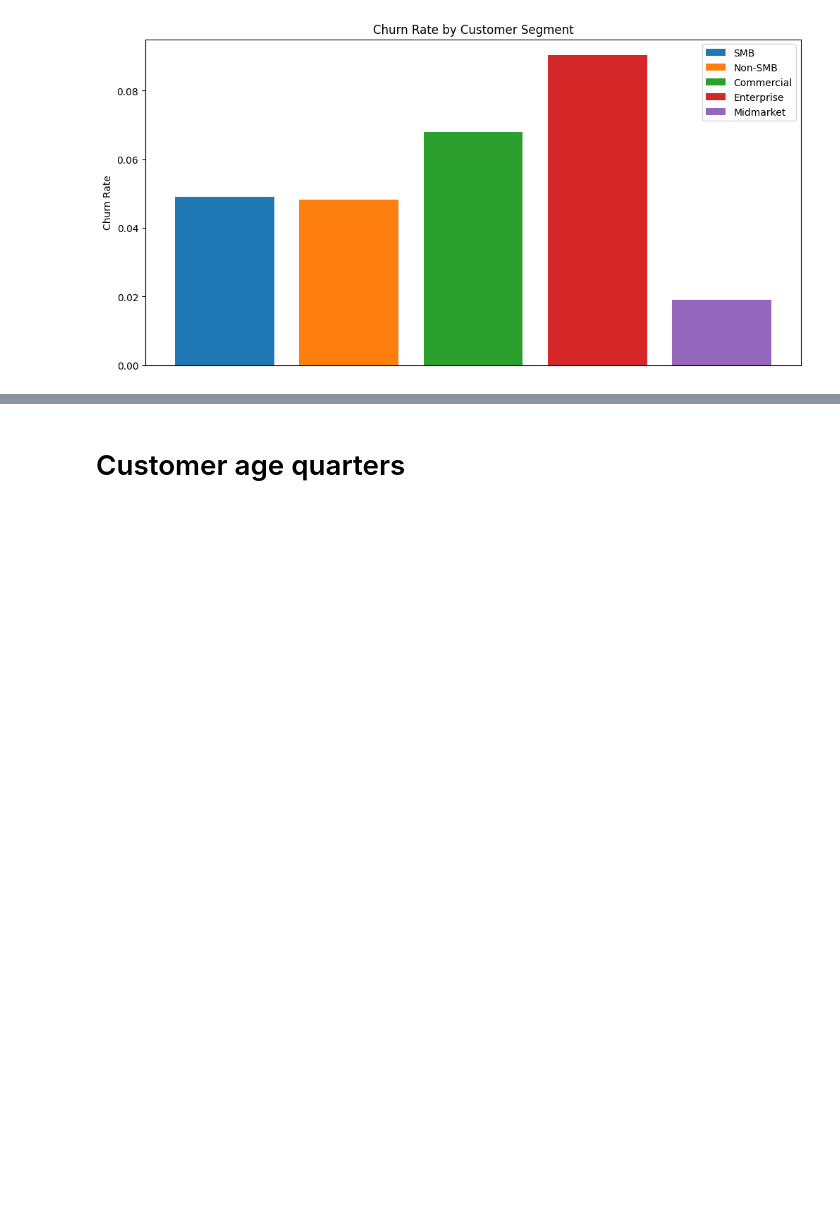
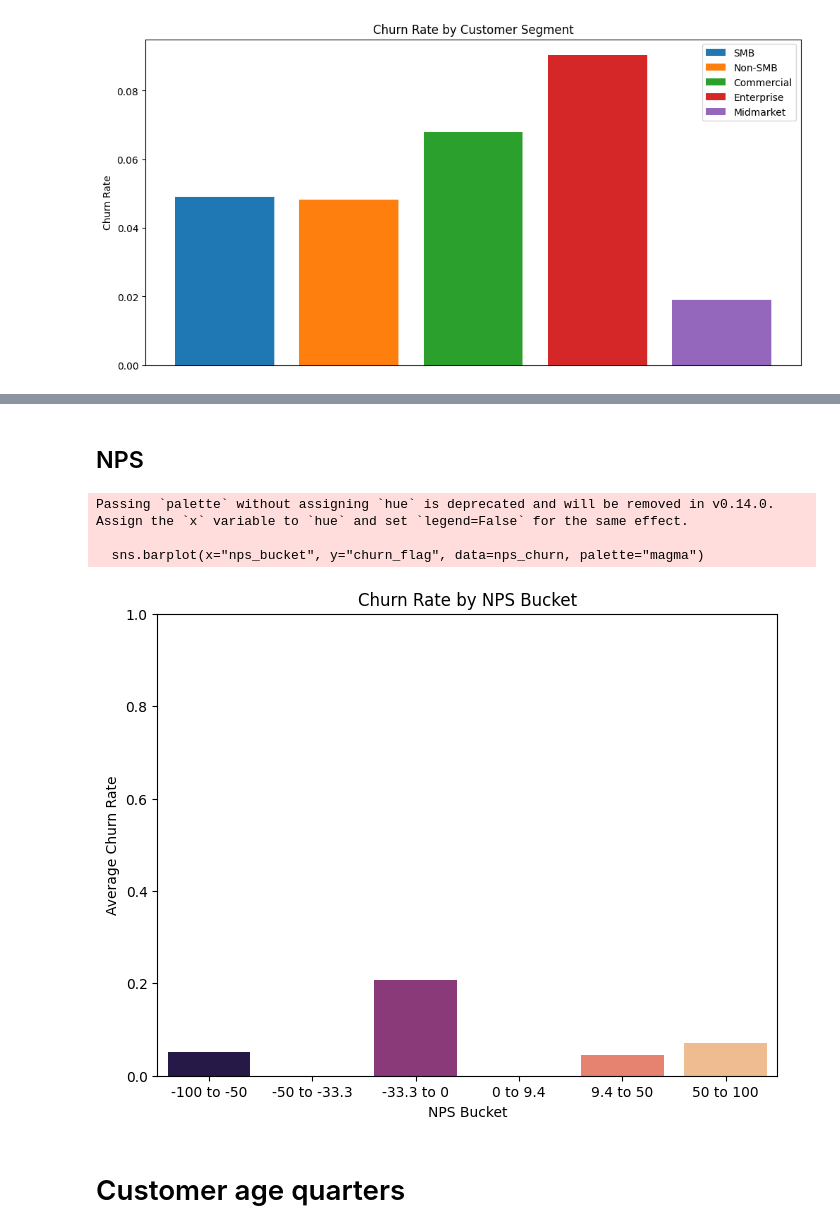
Before and after one commit to p-sai-gowtham/DS_Miniproject, a Jupyter notebook: hypothesis/hypo.ipynb, the cells around one changed output, grey strips where cells are left out. Drawn from its saved outputs; the diff is of its cells as text; code cells hidden in the pictures; blank space fills up the shorter version.

```diff
--- a/hypothesis/hypo.ipynb
+++ b/hypothesis/hypo.ipynb
@@ -180,3 +187,28 @@ plt.show()
+# %% [markdown]
+## NPS
+# %%
+nps_bins = [-100, -50, -33.3, 0, 9.401423027, 50, 100]
+nps_labels = [ "-100 to -50", "-50 to -33.3", "-33.3 to 0", "0 to 9.4", "9.4 to 50", "50 to 100" ]
+df["nps_bucket"] = pd.cut(
+    df["nps_score"], bins=nps_bins, labels=nps_labels, include_lowest=True
+)
+
+# Calculate the average churn rate for each NPS bucket
+nps_churn = df.groupby("nps_bucket")["churn_flag"].mean().reset_index()
+
+# Plot the churn rate by NPS bucket
+plt.figure(figsize=(8, 6))
+sns.barplot(x="nps_bucket", y="churn_flag", data=nps_churn, palette="magma")
+plt.title("Churn Rate by NPS Bucket")
+plt.xlabel("NPS Bucket")
+plt.ylabel("Average Churn Rate")
+plt.ylim(0, 1)
+plt.show()
+# %% [output]
+Passing `palette` without assigning `hue` is deprecated and will be removed in v0.14.0. Assign the `x` variable to `hue` and set `legend=False` for the same effect.
+
+  sns.barplot(x="nps_bucket", y="churn_flag", data=nps_churn, palette="magma")
+[figure, added]
 # %% [markdown]
 # Customer age quarters
 # %%
```
Also changed, not shown: parts of 4 cells of this notebook.
